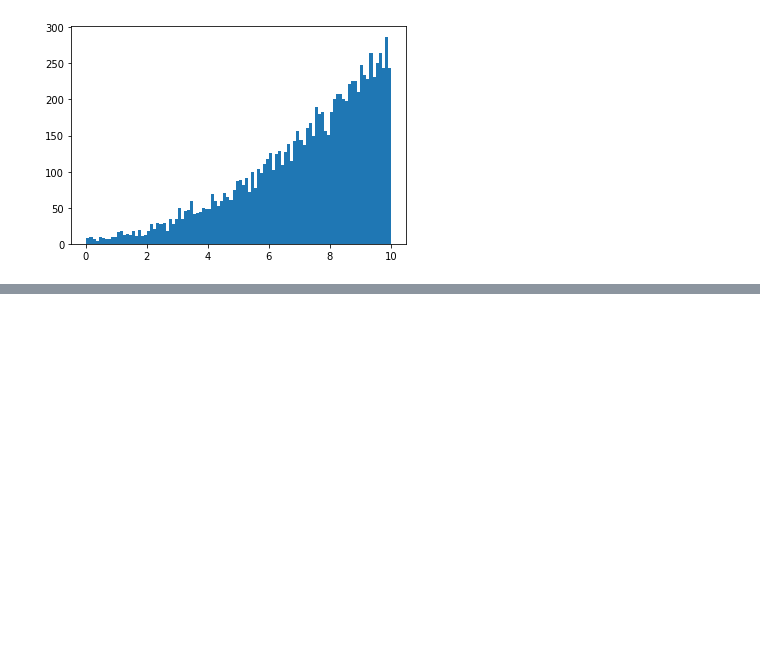
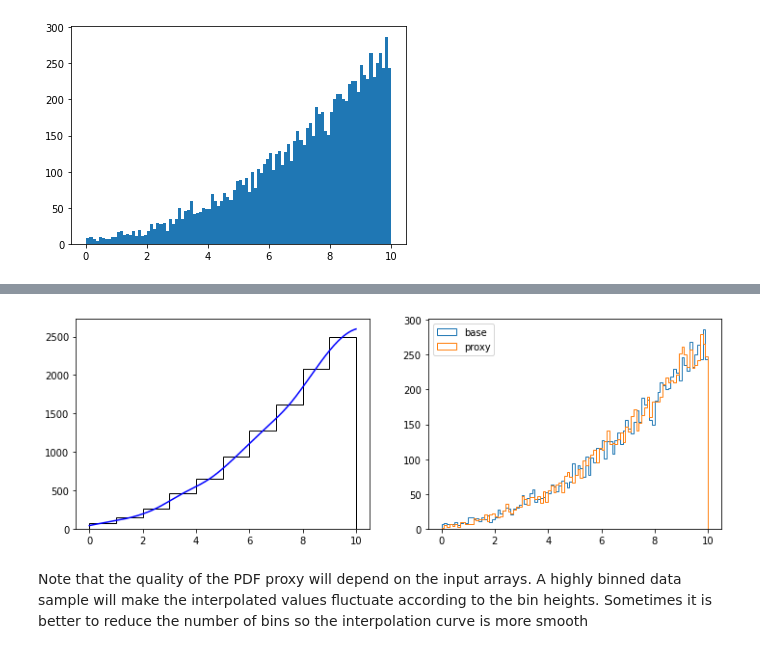
Before and after one commit to mramospe/minkit, a Jupyter notebook: docs/source/notebooks/extension.ipynb, the cells around one changed output, grey strips where cells are left out. Saved outputs shown, nothing was run; the diff lists cells and outputs as text; code cells hidden in the pictures; blank space fills up the shorter version.

Commit message:
Add InterpPDF class so histograms can be used as PDF proxies

```diff
--- a/docs/source/notebooks/extension.ipynb
+++ b/docs/source/notebooks/extension.ipynb
@@ -108,0 +111,29 @@ plt.hist(data['x'].as_ndarray(), bins=100);
+# %%
+binned_data = data.make_binned(10)
+
+pdf = minkit.InterpPDF.from_binned_dataset('pdf', binned_data) # build the class from a binned data set
+
+unbinned_data = pdf.generate(10000) # generate data using the PDF proxy
+
+fig, (ax0, ax1) = plt.subplots(1, 2, figsize=(12, 4))
+
+edges = binned_data.edges.as_ndarray()
+values = binned_data.values.as_ndarray()
+
+centers = 0.5 * (edges[1:] + edges[:-1])
+
+ax0.hist(centers, bins=edges, weights=values, histtype='step', color='k', label='data');
+
+pdf_centers, pdf_values = minkit.pdf_plotting_arrays(pdf, values, edges)
+
+ax0.plot(pdf_centers, pdf_values, 'b-');
+
+values, edges = minkit.data_plotting_arrays(data, bins=100)
+ax1.hist(0.5 * (edges[1:] + edges[:-1]), bins=edges, weights=values, histtype='step', color='C0', label='base');
+values, edges = minkit.data_plotting_arrays(unbinned_data, bins=100)
+ax1.hist(0.5 * (edges[1:] + edges[:-1]), bins=edges, weights=values, histtype='step', color='C1', label='proxy');
+ax1.legend(loc='upper left');
+# %% [output]
+[figure, added]
+# %% [markdown]
+Note that the quality of the PDF proxy will depend on the input arrays. A highly binned data sample will make the interpolated values fluctuate according to the bin heights. Sometimes it is better to reduce the number of bins so the interpolation curve is more smooth
```
Also changed, not shown: parts of 4 cells of this notebook, 3 other files.
